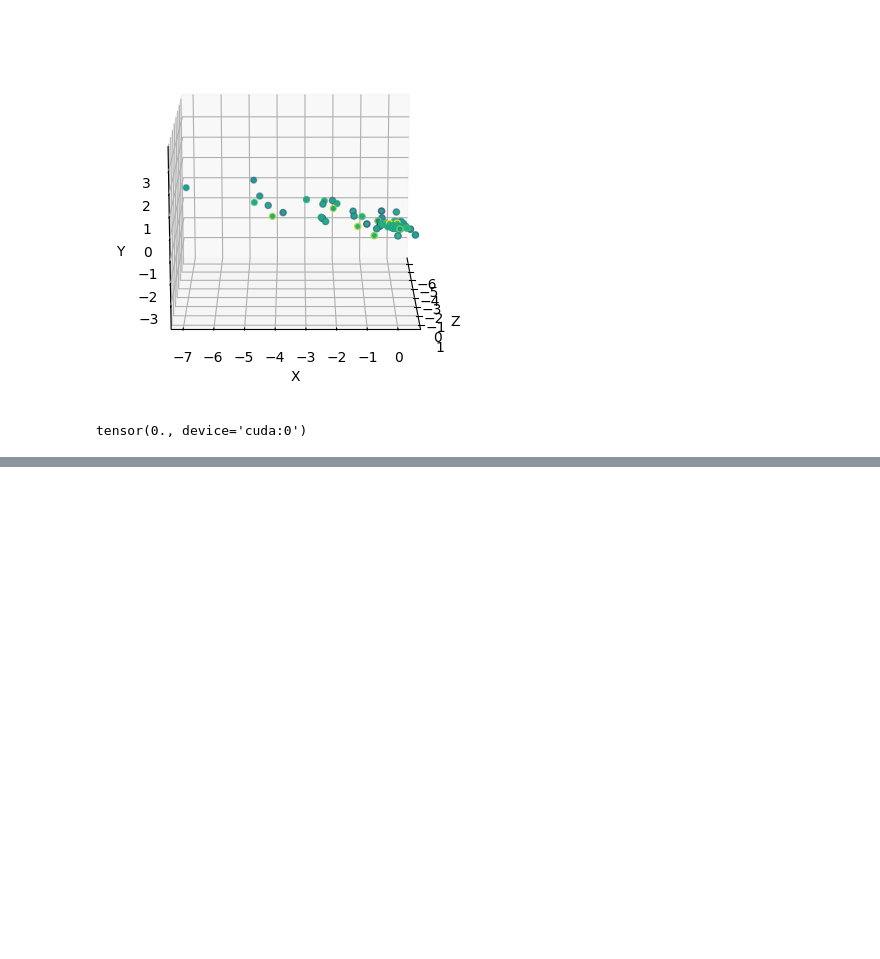
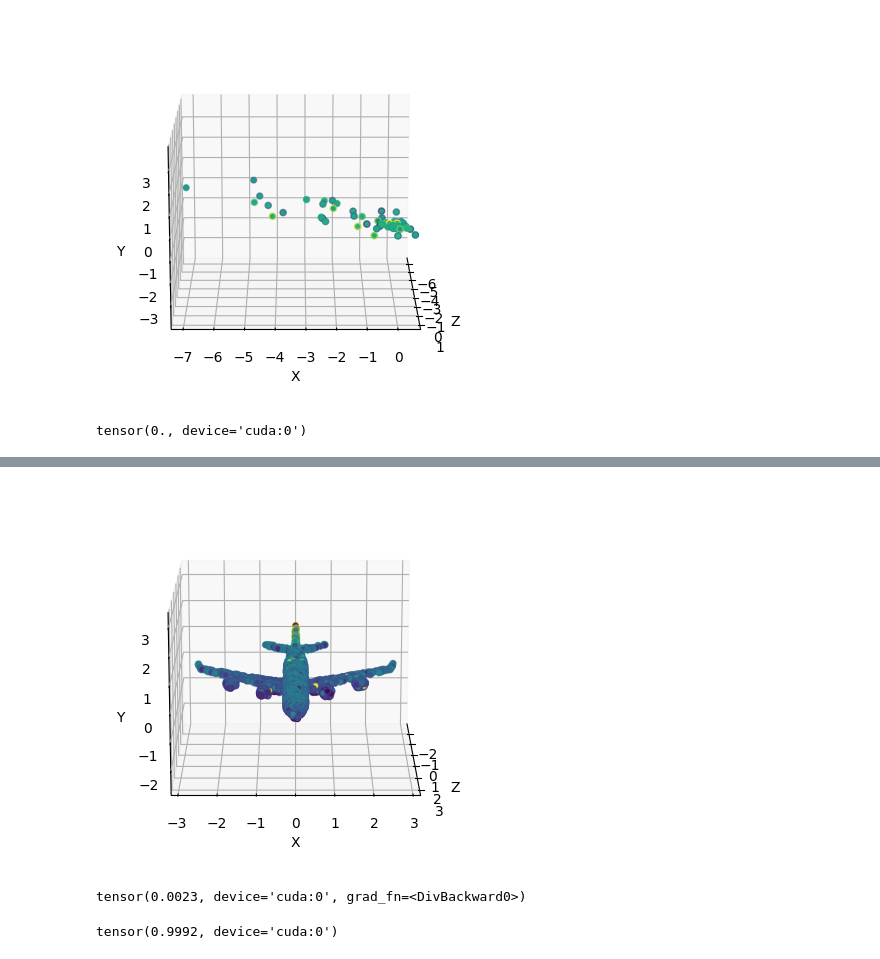
Before and after one commit to kristiyansakalyan/coarse-to-fine-shapes, a Jupyter notebook: train_refinement_notebook.ipynb, the cells around one changed output, grey strips where cells are left out. Saved outputs shown, nothing was run; the diff lists cells and outputs as text; code cells hidden in the pictures; blank space fills up the shorter version.

```diff
--- a/train_refinement_notebook.ipynb
+++ b/train_refinement_notebook.ipynb
@@ -767 +879,40 @@ point_cloud = one_sample["train_points"].to("cuda").transpose(1, 2)
+# %%
+from visuals.visuals_util import visualize_pointcloud
+
+fig = visualize_pointcloud(test_tensor["train_points"])
+# %% [output]
+[figure, added]
+# %%
+from metrics.ChamferDistancePytorch.chamfer_python import distChamfer
+import torch
+
+def chamfer_distance(a, b):
+    min_dist_a_to_b, min_dist_b_to_a, _, _ = distChamfer(a, b)
+    return (min_dist_a_to_b.mean() + min_dist_b_to_a.mean()) / 2
+
+B = 10
+N = 2048
+C = 3
+
+xyz1 = torch.rand(B,N,C).to("cuda")
+xyz1.requires_grad = True
+xyz2 = torch.rand(B,N,C).to("cuda")
+xyz2.requires_grad = True
+
+result_cd = chamfer_distance(xyz1, xyz2)
+result_cd
+# %% [output]
+tensor(0.0023, device='cuda:0', grad_fn=<DivBackward0>)
+# %%
+from metrics.ChamferDistancePytorch.fscore import fscore
+
+def fscore_loss(dist1, dist2, threshold=0.001):
+    fscores, _, _ = fscore(dist1, dist2, threshold)
+    # Take the mean of fscore across the batch for a single loss value
+    return 1 - torch.mean(fscores)
+
+result_fscore = fscore_loss(xyz1, xyz2)
+result_fscore
+# %% [output]
+tensor(0.9992, device='cuda:0')
 # %%
```
Also changed, not shown: parts of 21 cells of this notebook.
